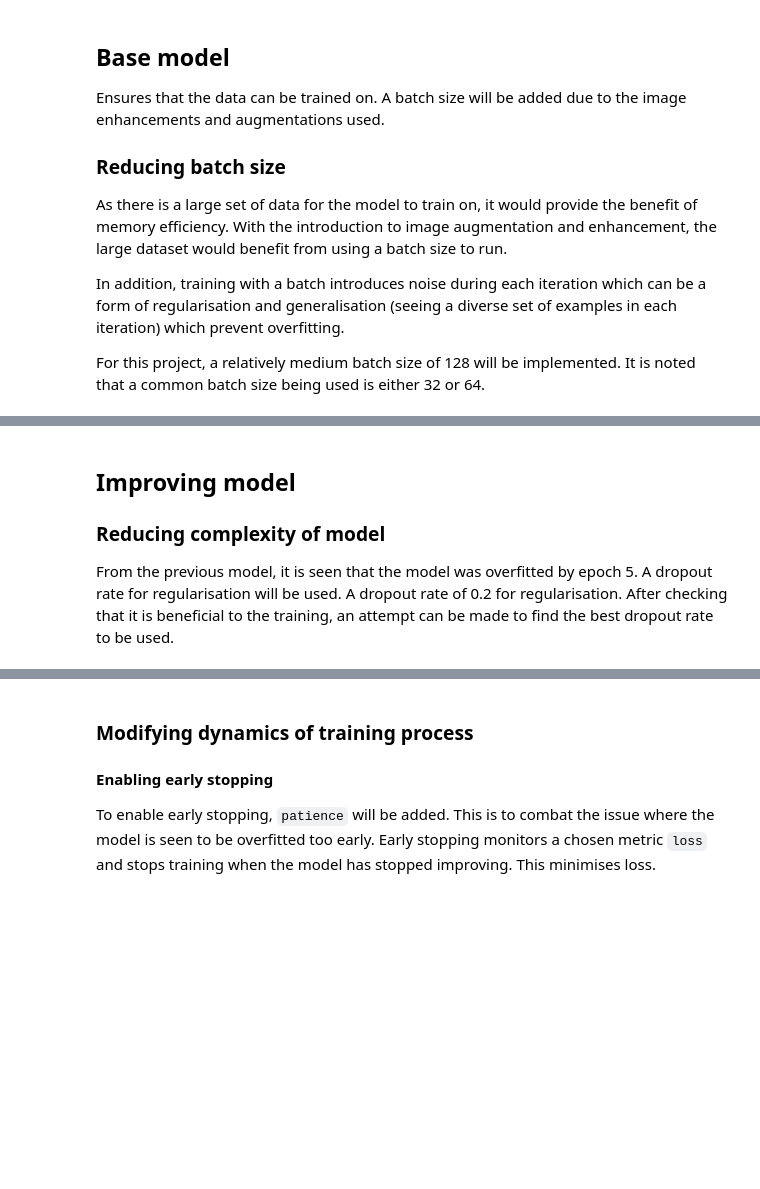
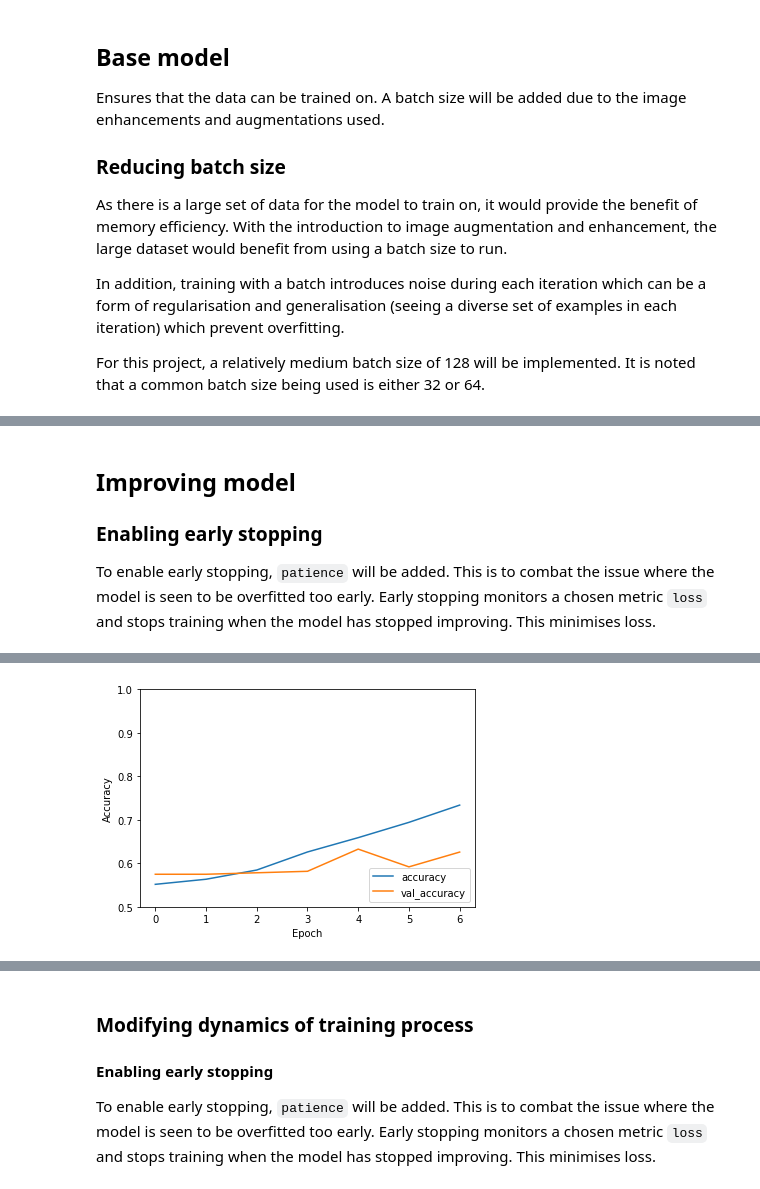
Before and after one commit to nekumonokat/FYP_breast_cancer_classification, a Jupyter notebook: 2_FYP_Project_data_enhancements.ipynb, the cells around one changed output, grey strips where cells are left out. Saved outputs shown, nothing was run; the diff lists cells and outputs as text; code cells hidden in the pictures; blank space fills up the shorter version.

Commit message:
Added early stopping earlier, modified structure

````diff
--- a/2_FYP_Project_data_enhancements.ipynb
+++ b/2_FYP_Project_data_enhancements.ipynb
@@ -220,4 +184,37 @@ test accuracy: 0.6530612111091614
 # %% [markdown]
 ## Improving model
-### Reducing complexity of model
-From the previous model, it is seen that the model was overfitted by epoch 5. A dropout rate for regularisation will be used. A dropout rate of 0.2 for regularisation. After checking that it is beneficial to the training, an attempt can be made to find the best dropout rate to be used.
+### Enabling early stopping
+To enable early stopping, ```patience``` will be added. This is to combat the issue where the model is seen to be overfitted too early. Early stopping monitors a chosen metric ```loss``` and stops training when the model has stopped improving. This minimises loss.
+# %%
+## EXISTING BASE MODEL
+model = Sequential()
+# creating stack of Conv2D and MaxPooling2D
+model.add(Conv2D(32, (3, 3), activation = "relu", input_shape = (224, 224, 1)))
+model.add(MaxPooling2D((2, 2)))
+
+# unrolling output to 1D
+model.add(Flatten())
+model.add(Dense(128, activation = "relu"))
+# output layer with softmax
+model.add(Dense(2, activation = "softmax"))
+# %%
+# adding callback for early stopping
+callback = keras.callbacks.EarlyStopping(monitor = "val_accuracy", patience = 2)
+
+# compile model, improving accuracy
+model.compile(optimizer = "adam", loss = "categorical_crossentropy", metrics = ["accuracy"])
+# train model, validating on validation set
+history = model.fit(augmented_images, one_hot_aug_train_labels, epochs = 10, batch_size = 128,
+                         validation_data = (val_images, one_hot_val_labels), verbose = 0, callbacks = [callback])
+
+# evaluating the model
+plt.figure(figsize = (6, 4))
+plt.plot(history.history["accuracy"], label = "accuracy")
+plt.plot(history.history["val_accuracy"], label = "val_accuracy")
+plt.xlabel("Epoch")
+plt.ylabel("Accuracy")
+plt.ylim([0.5, 1]) # accuracy between 0.5 to 1
+plt.legend(loc = "lower right")
+val_loss, val_acc = model.evaluate(val_images, one_hot_val_labels, verbose = 2)
+print("val accuracy:", val_acc)
+# %% [output]
@@ -223,0 +223 @@ From the previous model, it is seen that the model was overfitted by epoch 5. A
+[figure, added]
````
Also changed, not shown: parts of 13 cells of this notebook.
